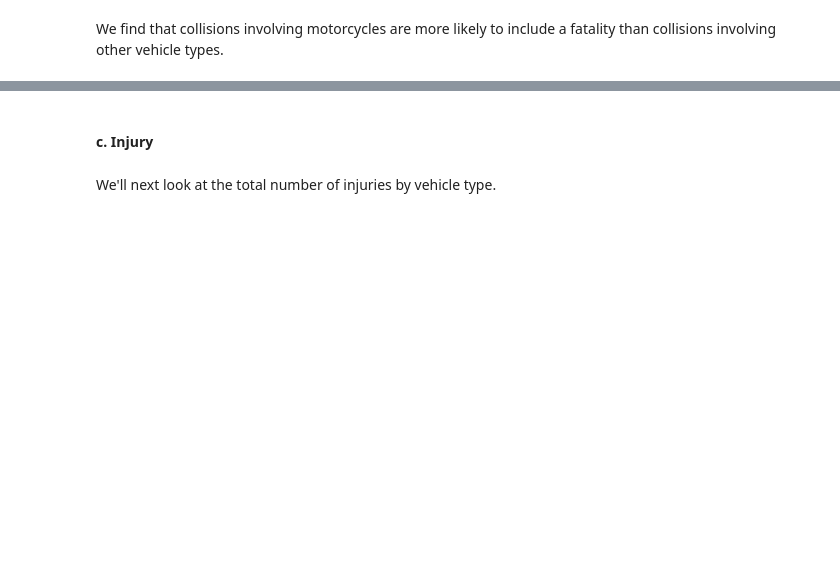
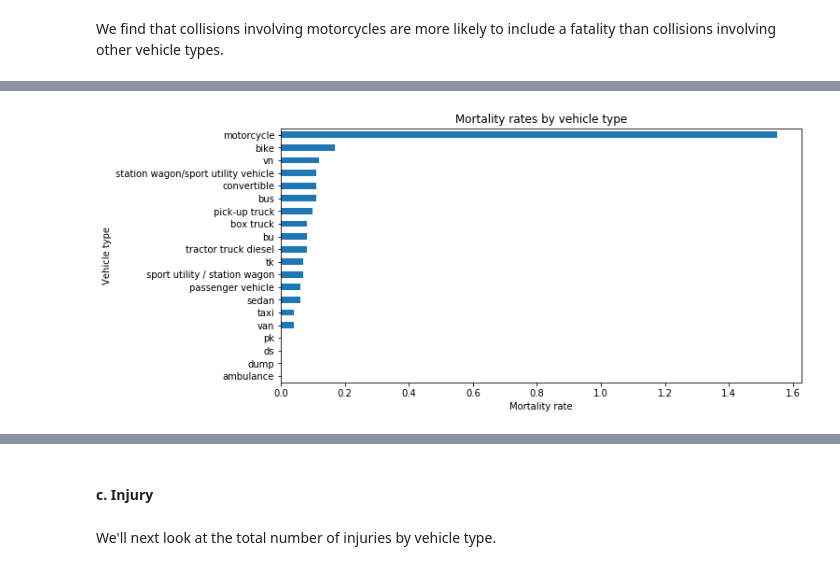
Before and after one commit to dan55/collisions, a Jupyter notebook: collisions.ipynb, the cells around one changed output, grey strips where cells are left out. Cells and saved outputs as stored; diff of their text form; code cells hidden in the pictures; blank space fills up the shorter version.

```diff
--- a/collisions.ipynb
+++ b/collisions.ipynb
@@ -371,0 +412,11 @@ We find that collisions involving motorcycles are more likely to include a fatal
+# %%
+top_vehicles = (df2.vehicle_type_code_1.str.lower()
+ .to_frame()
+ .vehicle_type_code_1
+ .value_counts()[:20]
+ .to_frame())
+# %%
+mortality = top_vehicles.apply(get_rates,
+                   args=("mortality",),
+                   axis=1).sort_values(ascending=False)
+mortality
@@ -371,0 +441,12 @@ We find that collisions involving motorcycles are more likely to include a fatal
+# %%
+ax = (mortality
+ .iloc[::-1] # put highest number at the top
+ .plot(figsize=(10, 5),
+       kind="barh",
+       title="Mortality rates by vehicle type"))
+
+ax.set_xlabel("Mortality rate")
+ax.set_ylabel("Vehicle type")
+ax.figure.savefig("figures/mort.png")
+# %% [output]
+[figure, added]
```
Also changed, not shown: parts of 7 cells of this notebook, 1 other file.
